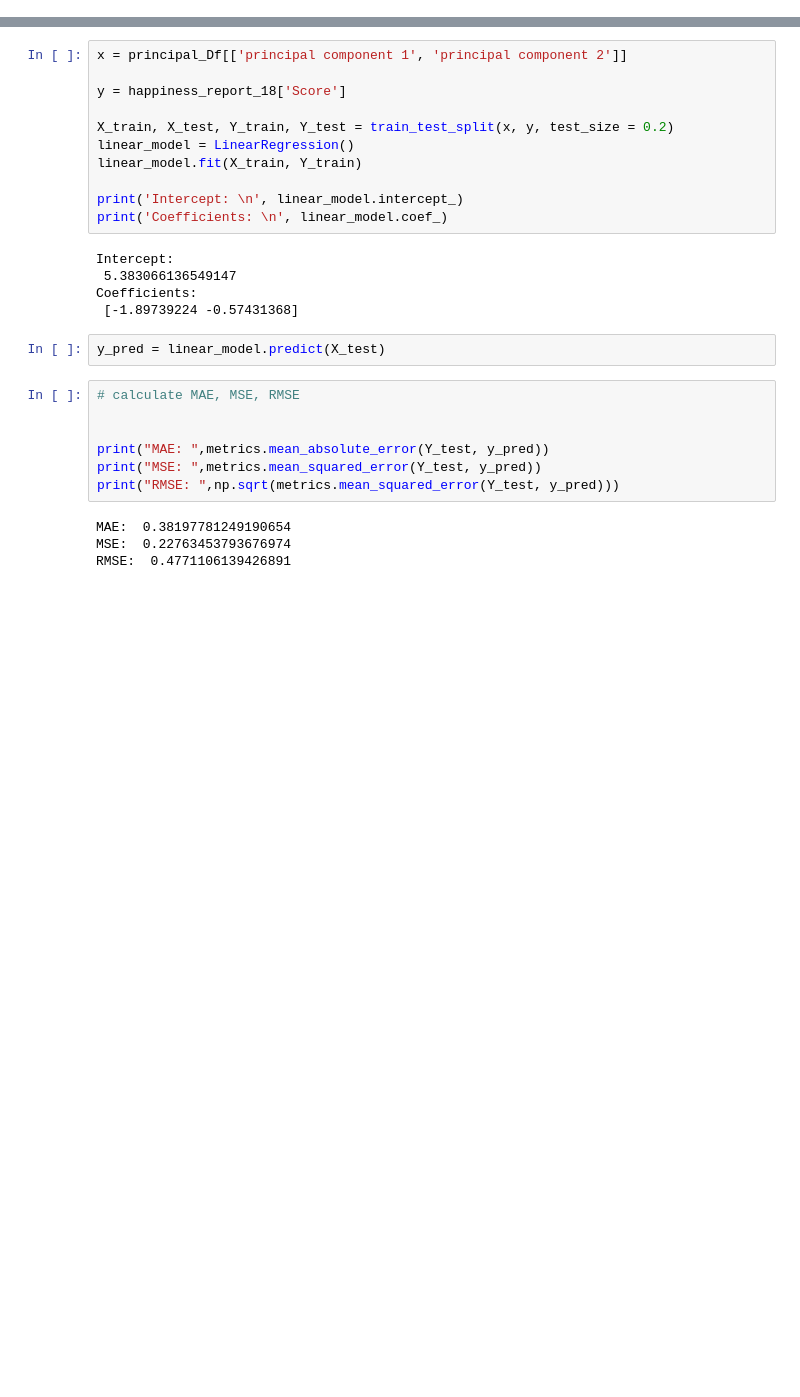
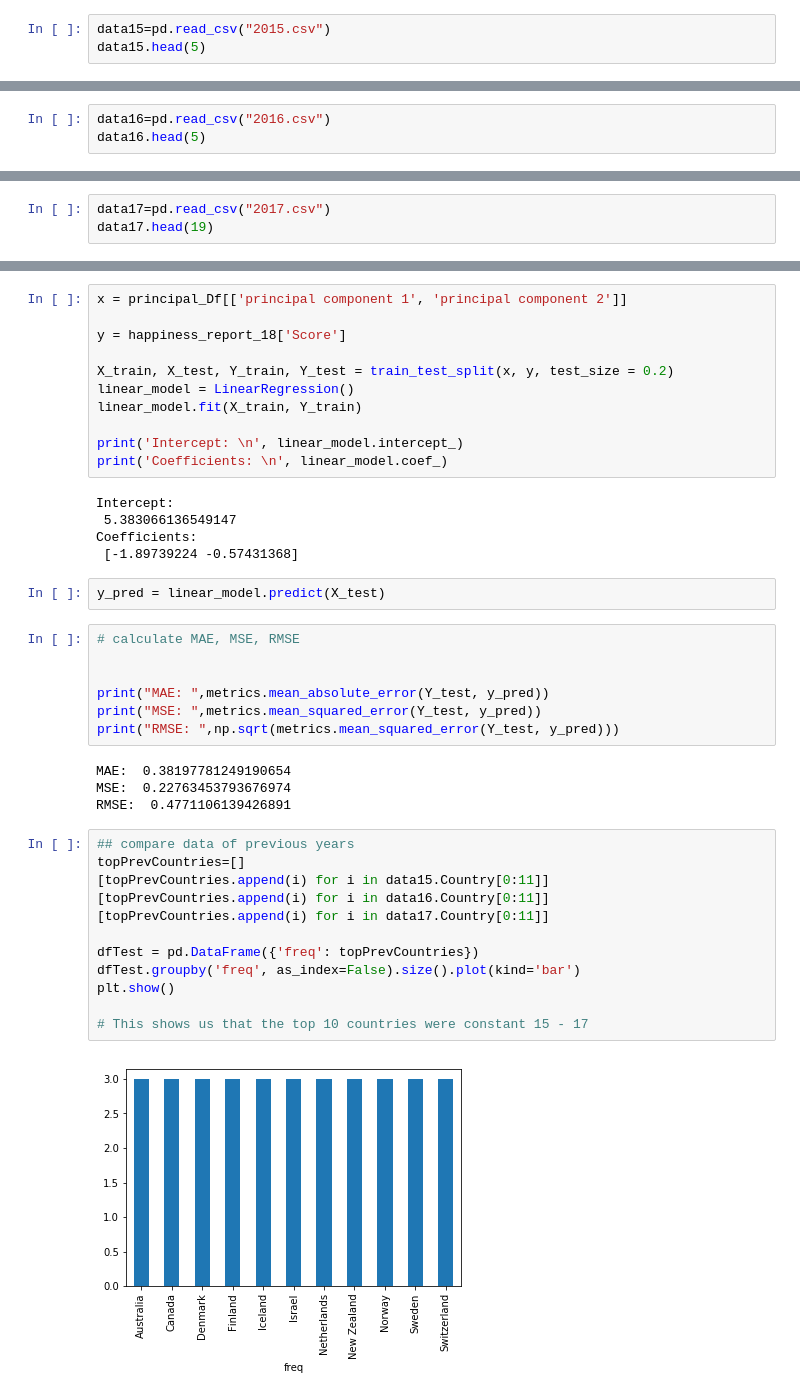
Before and after one commit to Noha-Magdy/world-happiness-report-analysis, a Jupyter notebook: Happiness_report_analysis.ipynb, the cells around one changed output, grey strips where cells are left out. Cells and saved outputs as stored; diff of their text form; blank space fills up the shorter version.

Commit message:
feat: Top countries compare

```diff
--- a/Happiness_report_analysis.ipynb
+++ b/Happiness_report_analysis.ipynb
@@ -30,3 +30,6 @@ from sklearn import metrics
 from sklearn.decomposition import PCA
 # %% [markdown]
 ### Data loading
+# %%
+data15=pd.read_csv("2015.csv")
+data15.head(5)
@@ -32,0 +43,3 @@ from sklearn.decomposition import PCA
+# %%
+data16=pd.read_csv("2016.csv")
+data16.head(5)
@@ -32,0 +53,3 @@ from sklearn.decomposition import PCA
+# %%
+data17=pd.read_csv("2017.csv")
+data17.head(19)
@@ -234,3 +275,17 @@ print("RMSE: ",np.sqrt(metrics.mean_squared_error(Y_test, y_pred)))
 MAE:  0.38197781249190654
 MSE:  0.22763453793676974
 RMSE:  0.4771106139426891
+# %%
+## compare data of previous years
+topPrevCountries=[]
+[topPrevCountries.append(i) for i in data15.Country[0:11]]
+[topPrevCountries.append(i) for i in data16.Country[0:11]]
+[topPrevCountries.append(i) for i in data17.Country[0:11]]
+
+dfTest = pd.DataFrame({'freq': topPrevCountries})
+dfTest.groupby('freq', as_index=False).size().plot(kind='bar')
+plt.show()
+
+# This shows us that the top 10 countries were constant 15 - 17
+# %% [output]
+[figure, added]
```
Also changed, not shown: parts of 6 cells of this notebook.
